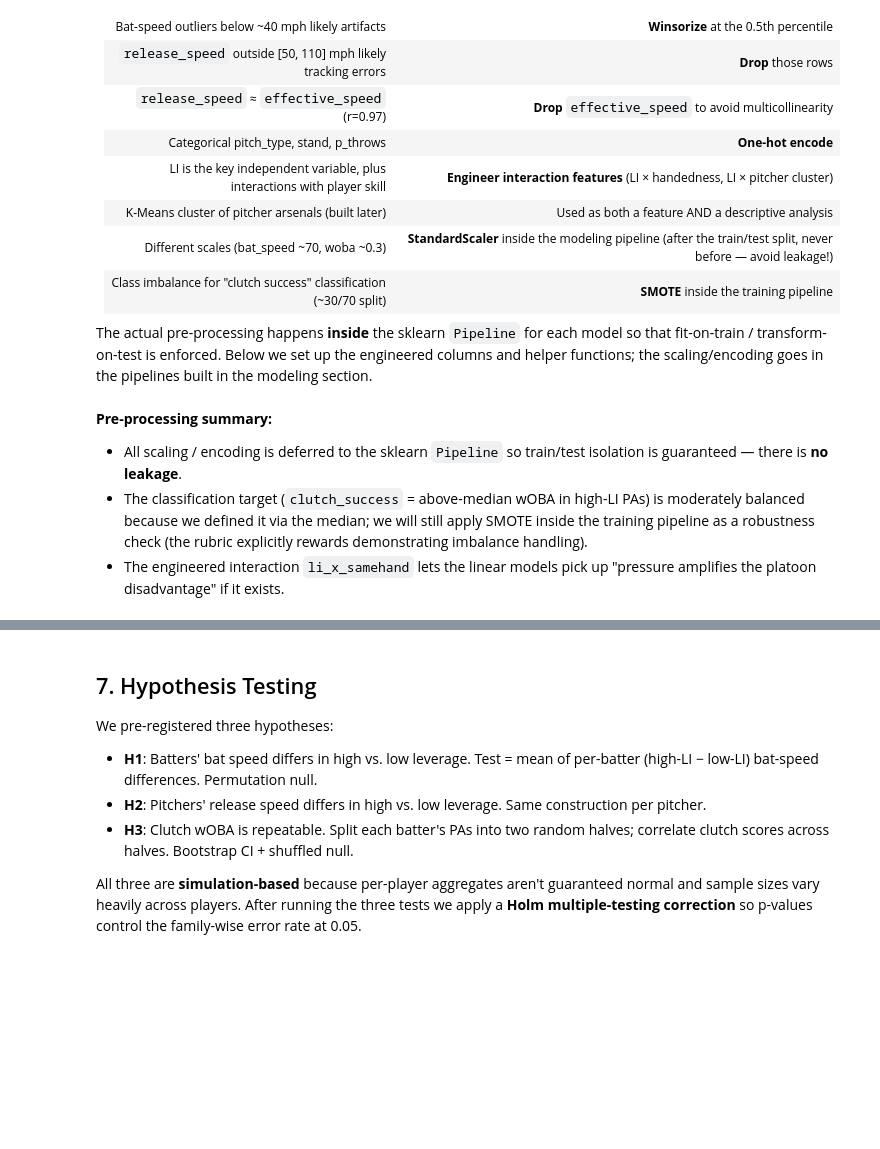
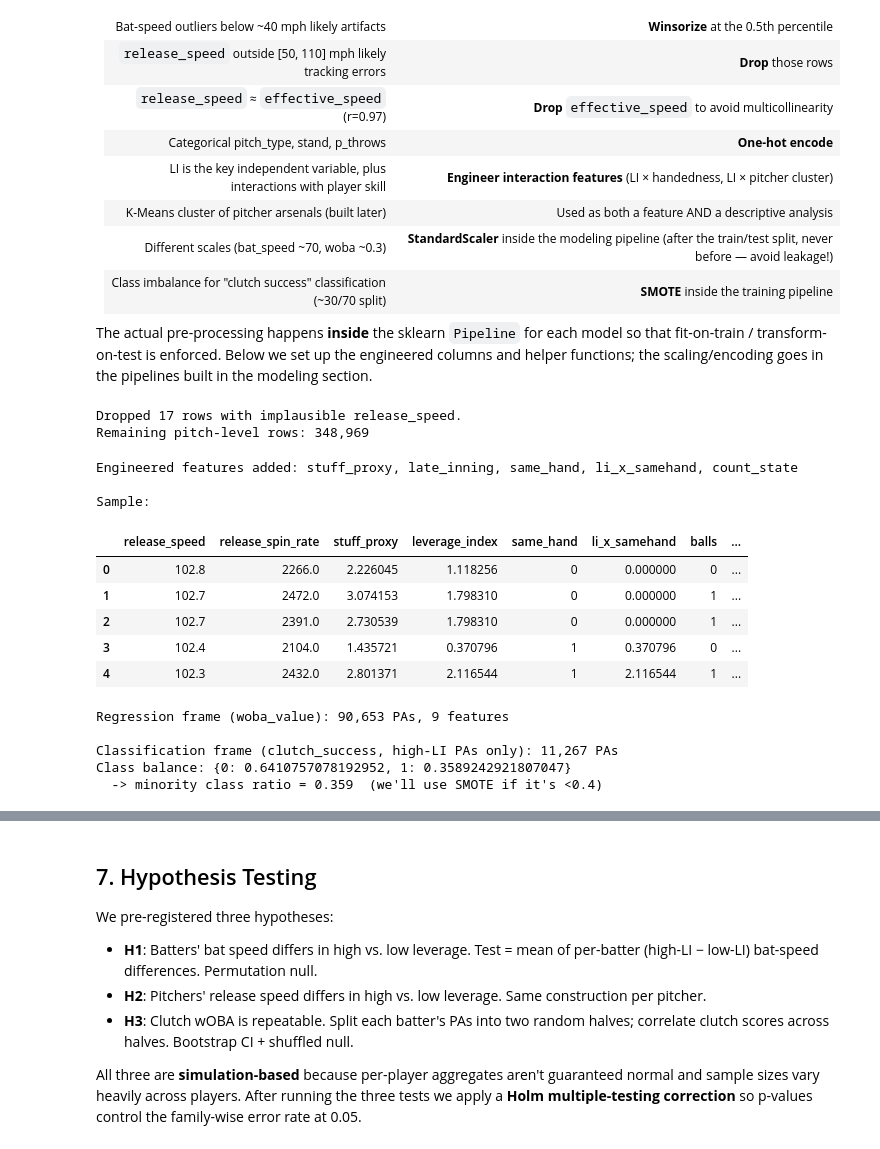
Before and after one commit to ericdai5/cis5450final, a Jupyter notebook: CIS5450_final.ipynb, the cells around one changed output, grey strips where cells are left out. Drawn from its saved outputs; the diff is of its cells as text; code cells hidden in the pictures; blank space fills up the shorter version.

```diff
--- a/CIS5450_final.ipynb
+++ b/CIS5450_final.ipynb
@@ -636,53 +774,69 @@ pitch_df["launch_speed_capped"] = cap_series(pitch_df["launch_speed"])
 
 # Drop rows whose release_speed is impossible (likely tracking error).
 n_before = len(pitch_df)
-pitch_df = pitch_df[(pitch_df["release_speed"].between(50, 110)) | pitch_df["release_speed"].isna()].copy()
+pitch_df = pitch_df[(pitch_df["release_speed"].between(50, 110)) | pitch_df["release_speed"].isna()]
 print(f"Dropped {n_before - len(pitch_df):,} rows with implausible release_speed.")
 print(f"Remaining pitch-level rows: {len(pitch_df):,}")
+# %% [output]
+Dropped 17 rows with implausible release_speed.
+Remaining pitch-level rows: 348,969
 # %%
 # 6.2 Feature engineering: interaction terms and derived features.
 # These will be useful for the regression and classification models.
 
-# Defensive copies: if these frames were produced from slices in an earlier run,
-# making explicit copies here prevents chained-assignment warnings.
+# Take explicit ownership of the frames so chained-indexing column assignments
+# below don't trigger pandas' SettingWithCopyWarning when pitch_df / pa_df were
+# created via slicing in earlier cells.
 pitch_df = pitch_df.copy()
-pa_df = pa_df.copy()
+pa_df    = pa_df.copy()
 
 # --- Pitch-level engineered features ---
 # Pitcher's "stuff" composite: standardized release_speed × spin_rate (proxy for nasty stuff).
-pitch_df.loc[:, "stuff_proxy"] = (
+pitch_df["stuff_proxy"] = (
     (pitch_df["release_speed"] - pitch_df["release_speed"].mean()) / pitch_df["release_speed"].std()
     + (pitch_df["release_spin_rate"] - pitch_df["release_spin_rate"].mean())
         / pitch_df["release_spin_rate"].std()
 )
 
 # Late-inning flag (innings >=7 are typically "high leverage" by tradition).
-pitch_df.loc[:, "late_inning"] = (pitch_df["inning"] >= 7).astype(int)
-pa_df.loc[:, "late_inning"]    = (pa_df["inning"] >= 7).astype(int)
+pitch_df["late_inning"] = (pitch_df["inning"] >= 7).astype(int)
+pa_df["late_inning"]    = (pa_df["inning"] >= 7).astype(int)
 
 # Same-handedness flag (R vs R or L vs L) — platoon disadvantage for batter.
-pitch_df.loc[:, "same_hand"] = (pitch_df["stand"] == pitch_df["p_throws"]).astype(int)
-pa_df.loc[:, "same_hand"]    = (pa_df["stand"] == pa_df["p_throws"]).astype(int)
+pitch_df["same_hand"] = (pitch_df["stand"] == pitch_df["p_throws"]).astype(int)
+pa_df["same_hand"]    = (pa_df["stand"] == pa_df["p_throws"]).astype(int)
 
 # Interaction: leverage × same_hand (pressure may amplify the platoon effect).
-pitch_df.loc[:, "li_x_samehand"] = pitch_df["leverage_index"] * pitch_df["same_hand"]
-pa_df.loc[:, "li_x_samehand"]    = pa_df["leverage_index"] * pa_df["same_hand"]
+pitch_df["li_x_samehand"] = pitch_df["leverage_index"] * pitch_df["same_hand"]
+pa_df["li_x_samehand"]    = pa_df["leverage_index"] * pa_df["same_hand"]
 
 # Count state (balls-strikes) condensed to a single feature: ahead/behind/even.
+# More balls than strikes  = batter ahead  in the count (e.g. 3-0, hitter's count).
+# More strikes than balls  = batter behind in the count (e.g. 0-2, pitcher's count).
 def count_state(b, s):
-    if b > s:   return "behind"   # batter behind in count
-    if s > b:   return "ahead"
+    if b > s:   return "ahead"
+    if s > b:   return "behind"
     return "even"
-pitch_df.loc[:, "count_state"] = [count_state(b, s) for b, s in
-                                   zip(pitch_df["balls"], pitch_df["strikes"])]
-pa_df.loc[:, "count_state"]    = [count_state(b, s) for b, s in
-                                   zip(pa_df["balls"], pa_df["strikes"])]
+pitch_df["count_state"] = [count_state(b, s) for b, s in
+                           zip(pitch_df["balls"], pitch_df["strikes"])]
+pa_df["count_state"]    = [count_state(b, s) for b, s in
+                           zip(pa_df["balls"], pa_df["strikes"])]
 
 print("Engineered features added: stuff_proxy, late_inning, same_hand, li_x_samehand, count_state")
 print("\nSample:")
 display(pitch_df[["release_speed", "release_spin_rate", "stuff_proxy",
                   "leverage_index", "same_hand", "li_x_samehand",
                   "balls", "strikes", "count_state"]].head())
+# %% [output]
+Engineered features added: stuff_proxy, late_inning, same_hand, li_x_samehand, count_state
+
+Sample:
+|  | release_speed | release_spin_rate | stuff_proxy | leverage_index | same_hand | li_x_samehand | balls | ... |
+| 0 | 102.8 | 2266.0 | 2.226045 | 1.118256 | 0 | 0.000000 | 0 | ... |
+| 1 | 102.7 | 2472.0 | 3.074153 | 1.798310 | 0 | 0.000000 | 1 | ... |
+| 2 | 102.7 | 2391.0 | 2.730539 | 1.798310 | 0 | 0.000000 | 1 | ... |
+| 3 | 102.4 | 2104.0 | 1.435721 | 0.370796 | 1 | 0.370796 | 0 | ... |
+| 4 | 102.3 | 2432.0 | 2.801371 | 2.116544 | 1 | 2.116544 | 1 | ... |
 # %%
 # 6.3 Define the modeling sub-frames AFTER outlier capping and feature engineering.
 # We'll use these in the Modeling section below.
@@ -707,14 +861,9 @@ print(f"\nClassification frame (clutch_success, high-LI PAs only): {len(high_lev
 print(f"Class balance: {class_dist.to_dict()}")
 print(f"  -> minority class ratio = {class_dist.min():.3f}  "
       f"(we'll use SMOTE if it's <0.4)")
+# %% [output]
+Regression frame (woba_value): 90,653 PAs, 9 features
+
+Classification frame (clutch_success, high-LI PAs only): 11,267 PAs
+Class balance: {0: 0.6410757078192952, 1: 0.3589242921807047}
+  -> minority class ratio = 0.359  (we'll use SMOTE if it's <0.4)
-# %% [markdown]
-**Pre-processing summary:**
-
-- All scaling / encoding is deferred to the sklearn `Pipeline` so train/test isolation is
-  guaranteed — there is **no leakage**.
-- The classification target (`clutch_success` = above-median wOBA in high-LI PAs) is moderately
-  balanced because we defined it via the median; we will still apply SMOTE inside the training
-  pipeline as a robustness check (the rubric explicitly rewards demonstrating imbalance
-  handling).
-- The engineered interaction `li_x_samehand` lets the linear models pick up "pressure
-  amplifies the platoon disadvantage" if it exists.
```
Also changed, not shown: parts of 41 cells of this notebook.
